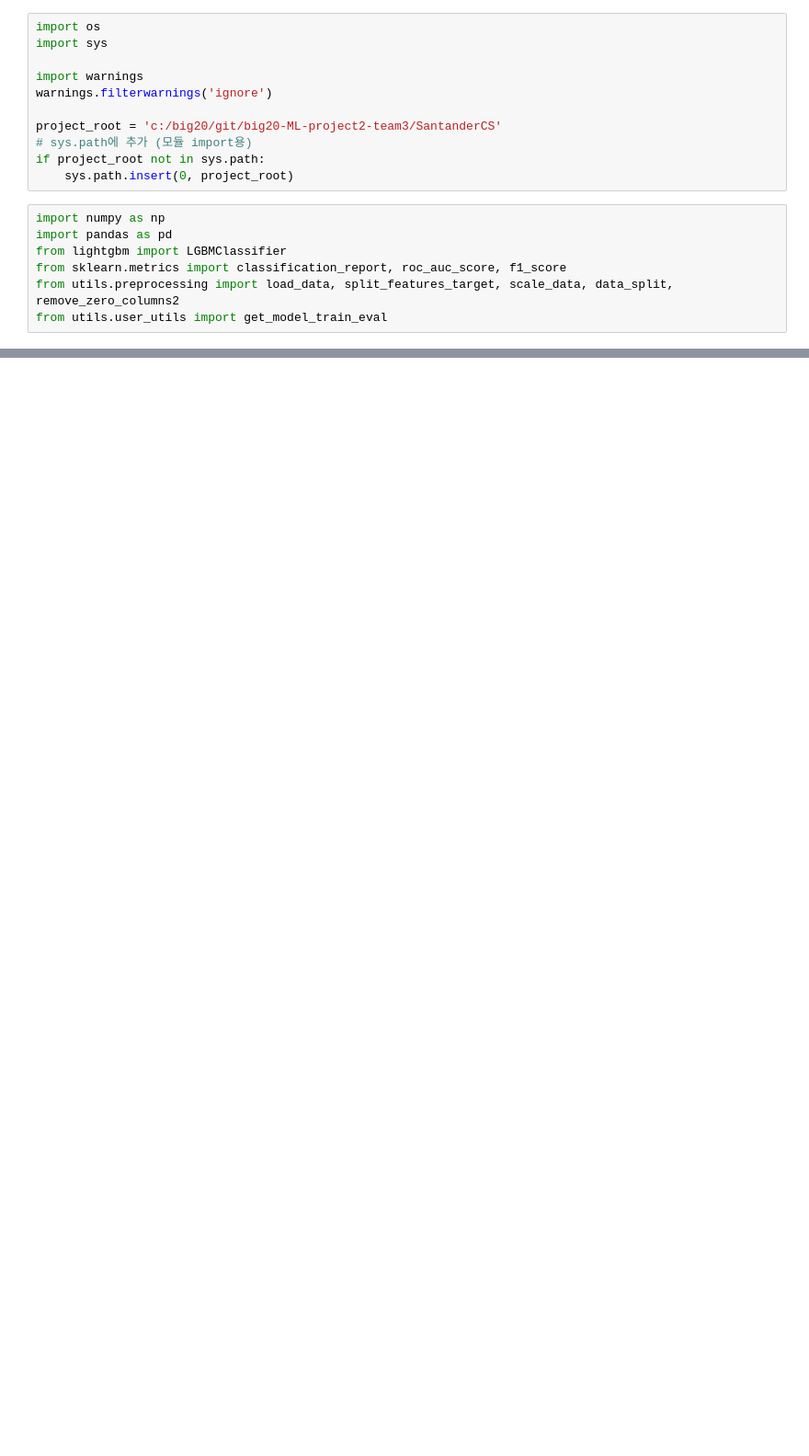
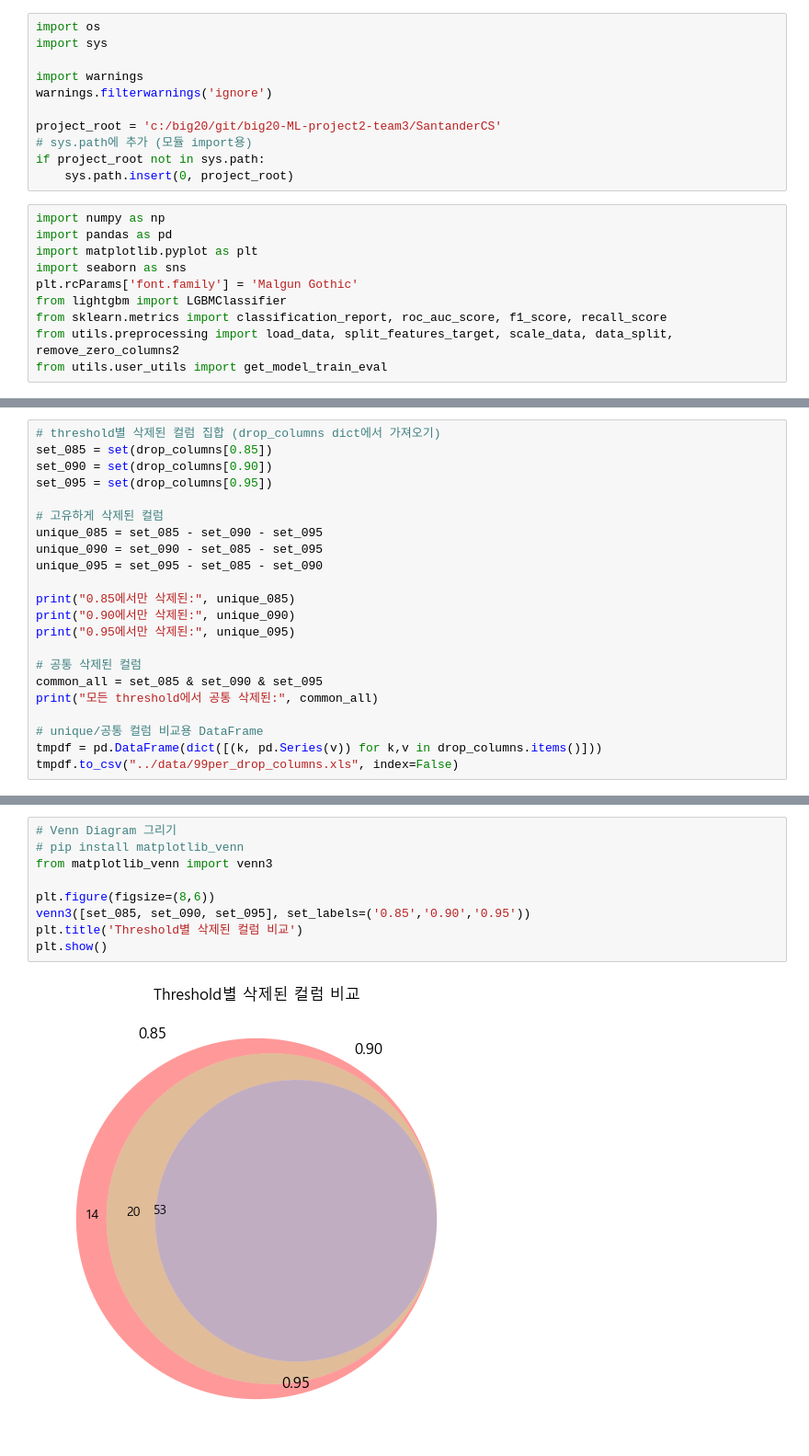
Before and after one commit to jaemin1020/big20-ML-project2-team3, a Jupyter notebook: SantanderCS/src/lsj_1.LightGBM_99perCorr.ipynb, the cells around one changed output, grey strips where cells are left out. Shown at 92% size. Drawn from its saved outputs; the diff is of its cells as text; blank space fills up the shorter version.

```diff
--- a/SantanderCS/src/lsj_1.LightGBM_99perCorr.ipynb
+++ b/SantanderCS/src/lsj_1.LightGBM_99perCorr.ipynb
@@ -12,8 +12,11 @@ if project_root not in sys.path:
 # %%
 import numpy as np
 import pandas as pd
+import matplotlib.pyplot as plt
+import seaborn as sns
+plt.rcParams['font.family'] = 'Malgun Gothic'
 from lightgbm import LGBMClassifier
-from sklearn.metrics import classification_report, roc_auc_score, f1_score
+from sklearn.metrics import classification_report, roc_auc_score, f1_score, recall_score
 from utils.preprocessing import load_data, split_features_target, scale_data, data_split, remove_zero_columns2
 from utils.user_utils import get_model_train_eval
 # %%
@@ -95,0 +116,22 @@ saldo_medio_var13_medio_hace3       0        1      0.000000     76020      100.
+# %%
+# threshold별 삭제된 컬럼 집합 (drop_columns dict에서 가져오기)
+set_085 = set(drop_columns[0.85])
+set_090 = set(drop_columns[0.90])
+set_095 = set(drop_columns[0.95])
+
+# 고유하게 삭제된 컬럼
+unique_085 = set_085 - set_090 - set_095
+unique_090 = set_090 - set_085 - set_095
+unique_095 = set_095 - set_085 - set_090
+
+print("0.85에서만 삭제된:", unique_085)
+print("0.90에서만 삭제된:", unique_090)
+print("0.95에서만 삭제된:", unique_095)
+
+# 공통 삭제된 컬럼
+common_all = set_085 & set_090 & set_095
+print("모든 threshold에서 공통 삭제된:", common_all)
+
+# unique/공통 컬럼 비교용 DataFrame
+tmpdf = pd.DataFrame(dict([(k, pd.Series(v)) for k,v in drop_columns.items()]))
+tmpdf.to_csv("../data/99per_drop_columns.xls", index=False)
@@ -95,0 +143,11 @@ saldo_medio_var13_medio_hace3       0        1      0.000000     76020      100.
+# %%
+# Venn Diagram 그리기
+# pip install matplotlib_venn
+from matplotlib_venn import venn3
+
+plt.figure(figsize=(8,6))
+venn3([set_085, set_090, set_095], set_labels=('0.85','0.90','0.95'))
+plt.title('Threshold별 삭제된 컬럼 비교')
+plt.show()
+# %% [output]
+[figure, added]
```
Also changed, not shown: parts of 6 cells of this notebook, 1 other file.
